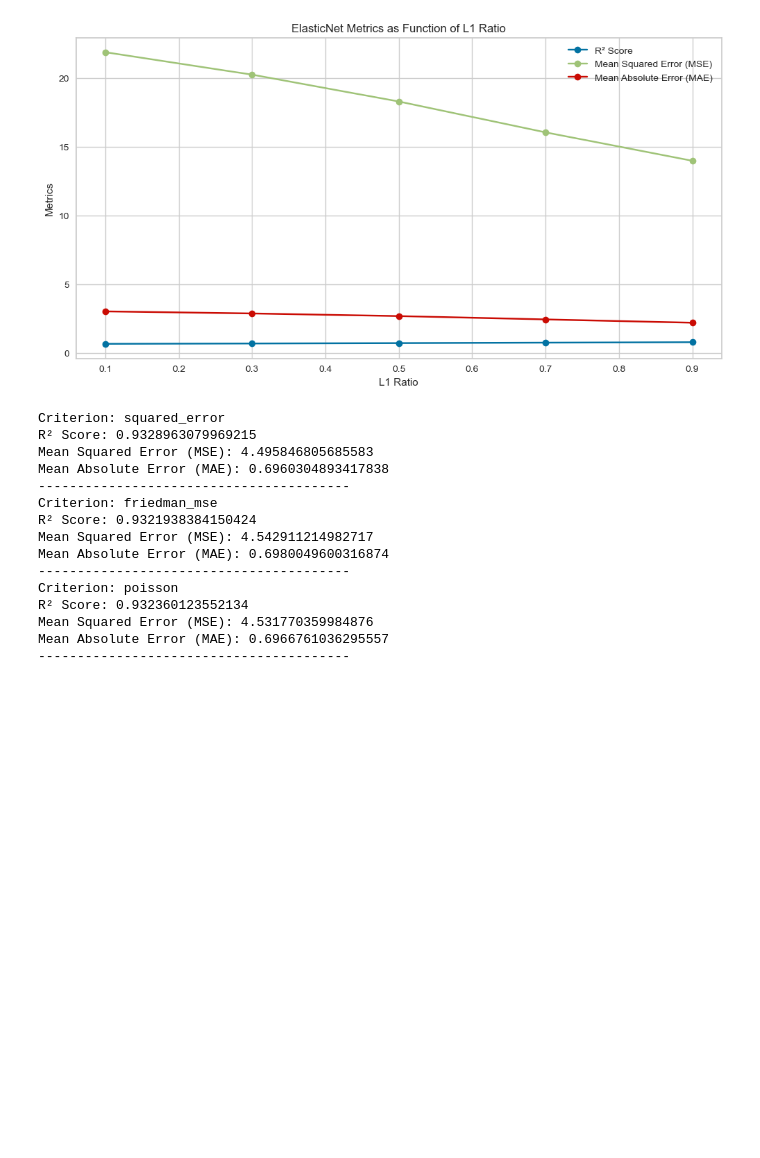
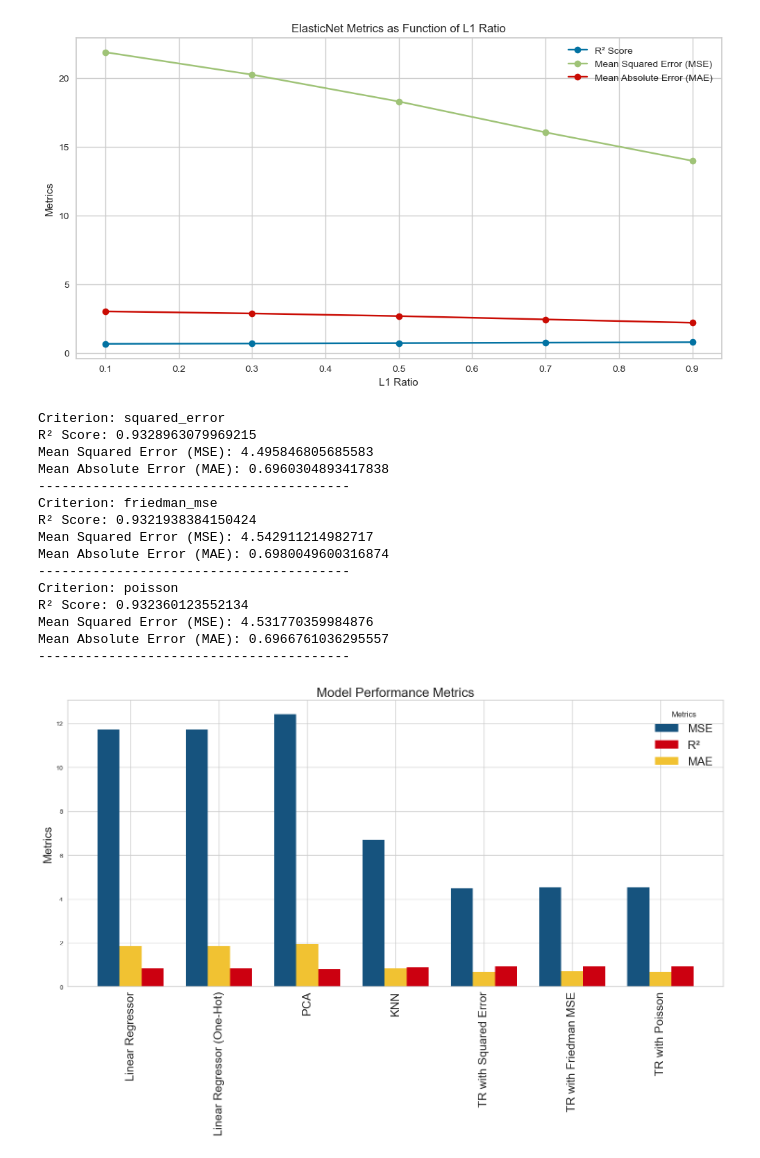
Before and after one commit to BrembillaNiccolo/MLFinalProjectUIC, a Jupyter notebook: Preprocessing2/RegressionModels.ipynb, the cells around one changed output. Saved outputs shown, nothing was run; the diff lists cells and outputs as text; code cells hidden in the pictures; blank space fills up the shorter version.

Commit message:
plotted results for regression models

```diff
--- a/Preprocessing2/RegressionModels.ipynb
+++ b/Preprocessing2/RegressionModels.ipynb
@@ -328,6 +373,11 @@ for i in range(iterations):
     score = knnModel.score(X_test, y_test)
     mse = mean_squared_error(y_test, y_pred)
     mae = mean_absolute_error(y_test, y_pred)
+
+    if i == 0:
+        R2.append(score)
+        MSE.append(mse)
+        MAE.append(mae)
 
     # Store metrics
     scores.append(score)
@@ -501,6 +551,10 @@ for criterion in criteria:
     mse = mean_squared_error(y_test1, y_pred)
     mae = mean_absolute_error(y_test1, y_pred)
 
+    R2.append(score)
+    MSE.append(mse)
+    MAE.append(mae)
+
     # Print results
     print(f"Criterion: {criterion}")
     print(f"R² Score: {score}")
@@ -523,3 +577,38 @@ R² Score: 0.932360123552134
 Mean Squared Error (MSE): 4.531770359984876
 Mean Absolute Error (MAE): 0.6966761036295557
 ----------------------------------------
+# %%
+bar_width = 0.25
+
+# Number of models
+num_models = len(names)
+
+# Calculate positions for each group of bars
+x = np.arange(num_models)  # positions for models
+mse_positions = x
+mae_positions = x +  bar_width
+r2_positions = x + 2 * bar_width
+
+
+# Colors for the metrics
+colors = ['blue', 'yellow', 'red']
+
+# Create the figure and axis
+plt.figure(figsize=(15, 10))
+
+# Plot each metric
+plt.bar(mse_positions, MSE, width=bar_width, color='#16537e', label='MSE')
+plt.bar(r2_positions, R2, width=bar_width, color='#cc0010', label='R²')
+plt.bar(mae_positions, MAE, width=bar_width, color='#f1c232', label='MAE')
+
+# Add labels, legend, and title
+plt.ylabel('Metrics', fontsize=18)
+plt.title('Model Performance Metrics', fontsize=20)
+plt.xticks(x + bar_width, names, fontsize=18, rotation=90)  # Center the ticks under the grouped bars
+plt.legend(title="Metrics", fontsize=18)
+
+# Display the plot
+plt.tight_layout()
+plt.show()
+# %% [output]
+[figure, added]
```
Also changed, not shown: parts of 6 cells of this notebook, 1 other file.
